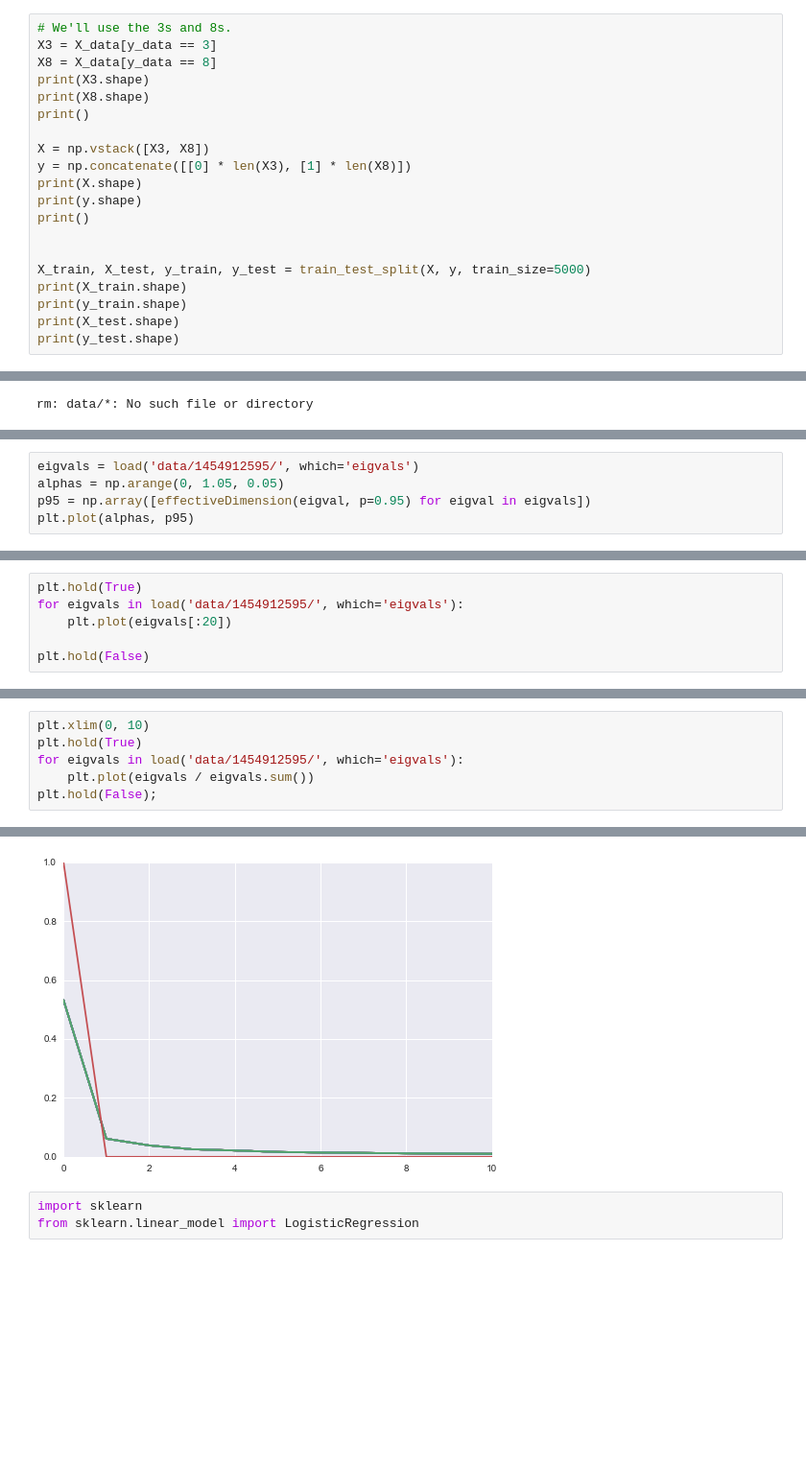
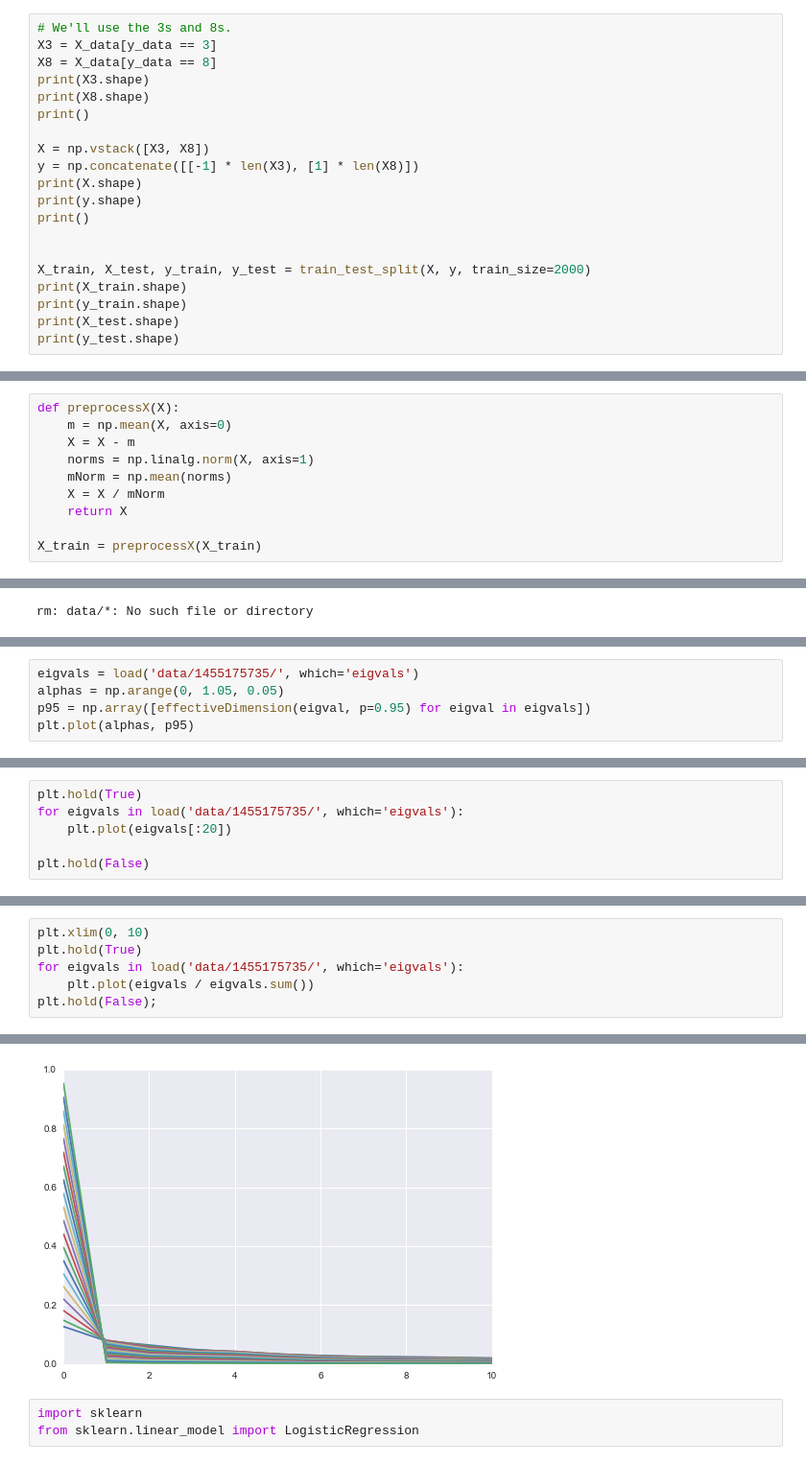
Before and after one commit to kristjanjonsson/Deep-Hidden-Layer-Learning, a Jupyter notebook: Prototyping.ipynb, the cells around one changed output, grey strips where cells are left out. Shown at 96% size. Cells and saved outputs as stored; diff of their text form; blank space fills up the shorter version.

```diff
--- a/Prototyping.ipynb
+++ b/Prototyping.ipynb
@@ -55,13 +55,13 @@ print(X8.shape)
 print()
 
 X = np.vstack([X3, X8])
-y = np.concatenate([[0] * len(X3), [1] * len(X8)])
+y = np.concatenate([[-1] * len(X3), [1] * len(X8)])
 print(X.shape)
 print(y.shape)
 print()
 
 
-X_train, X_test, y_train, y_test = train_test_split(X, y, train_size=5000)
+X_train, X_test, y_train, y_test = train_test_split(X, y, train_size=2000)
 print(X_train.shape)
 print(y_train.shape)
 print(X_test.shape)
@@ -80,3 +80,13 @@ print(y_test.shape)
+# %%
+def preprocessX(X):
+    m = np.mean(X, axis=0)
+    X = X - m
+    norms = np.linalg.norm(X, axis=1)
+    mNorm = np.mean(norms)
+    X = X / mNorm
+    return X
+
+X_train = preprocessX(X_train)
 # %%
 %%time
 test = gram(X_train)
@@ -244,5 +236,5 @@ alphas.shape
 # %%
-eigvals = load('data/1454912595/', which='eigvals')
+eigvals = load('data/1455175735/', which='eigvals')
 alphas = np.arange(0, 1.05, 0.05)
 p95 = np.array([effectiveDimension(eigval, p=0.95) for eigval in eigvals])
 plt.plot(alphas, p95)
@@ -269,6 +261,6 @@ Loading: data/1454912595/alpha_100_eigvals.npy
 # %%
 plt.hold(True)
-for eigvals in load('data/1454912595/', which='eigvals'):
+for eigvals in load('data/1455175735/', which='eigvals'):
     plt.plot(eigvals[:20])
 
 plt.hold(False)
@@ -294,7 +286,7 @@ Loading: data/1454912595/alpha_100_eigvals.npy
 # %%
 plt.xlim(0, 10)
 plt.hold(True)
-for eigvals in load('data/1454912595/', which='eigvals'):
+for eigvals in load('data/1455175735/', which='eigvals'):
     plt.plot(eigvals / eigvals.sum())
 plt.hold(False);
 # %% [output]
@@ -318,4 +310,4 @@ Loading: data/1454912595/alpha_100_eigvals.npy
-[figure, old version]
+[figure, new version]
 # %%
 import sklearn
 from sklearn.linear_model import LogisticRegression
```
Also changed, not shown: parts of 17 cells of this notebook.
